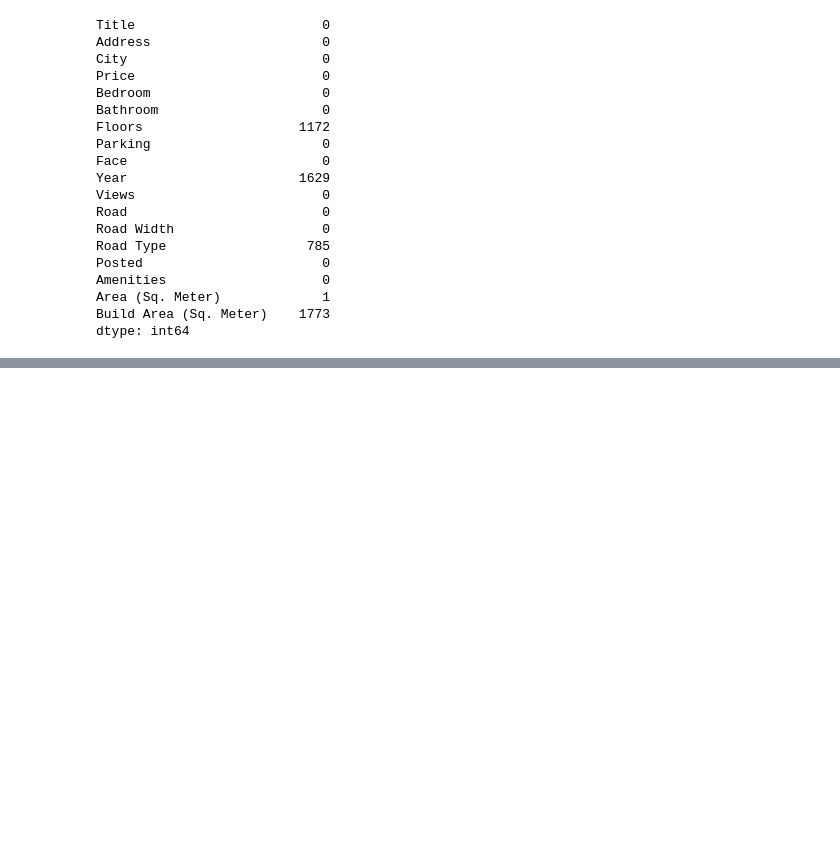
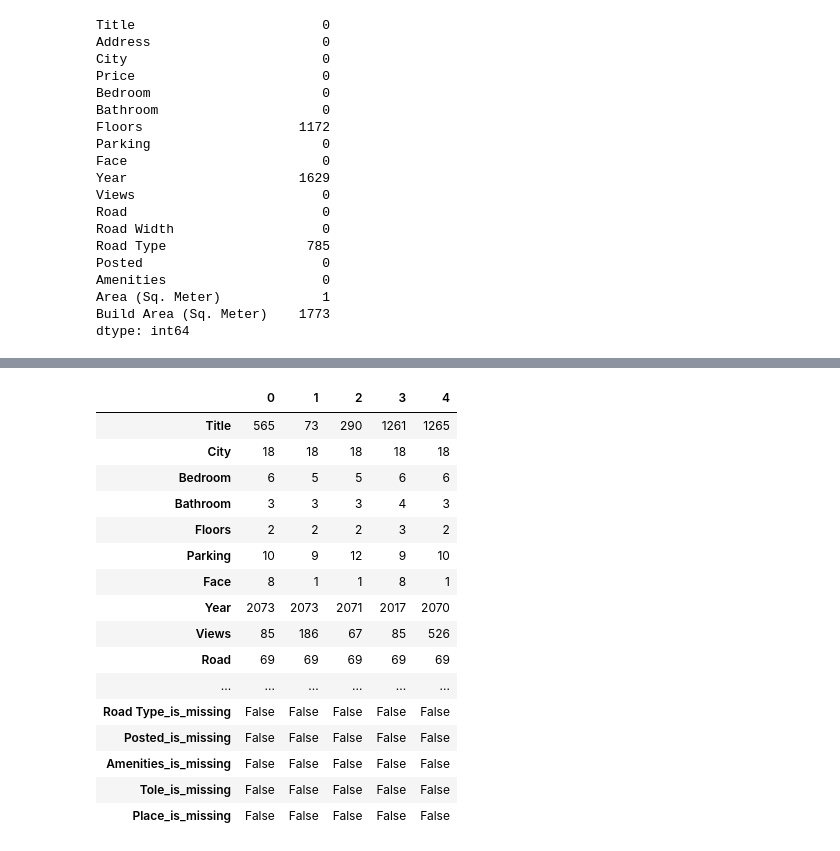
Before and after one commit to dubbyding/prediction-of-house-price, a Jupyter notebook: Predicting-price-of-house-in-Nepal.ipynb, the cells around one changed output, grey strips where cells are left out. Saved outputs shown, nothing was run; the diff lists cells and outputs as text; code cells hidden in the pictures; blank space fills up the shorter version.

```diff
--- a/Predicting-price-of-house-in-Nepal.ipynb
+++ b/Predicting-price-of-house-in-Nepal.ipynb
@@ -540,0 +848,6 @@ dtype: int64
+# %%
+# Check for which numeric columns have null values
+for label, content in df_tmp.items():
+    if pd.api.types.is_numeric_dtype(content):
+        if pd.isnull(content).sum():
+            print(label)
@@ -540,0 +859,9 @@ dtype: int64
+# %%
+# Fill numeric rows with the median
+for label, content in df_tmp.items():
+    if pd.api.types.is_numeric_dtype(content):
+        if pd.isnull(content).sum():
+            # Add a binary column which tells us if the data was missing or not
+            df_tmp[label+"_is_missing"] = pd.isnull(content)
+            # Fill missing numeric values with median
+            df_tmp[label] = content.fillna(content.median())
@@ -540,0 +876,5 @@ dtype: int64
+# %%
+# Check for columns which aren't numeric()
+for label, content in df_tmp.items():
+    if not pd.api.types.is_numeric_dtype(content):
+        print(label)
@@ -540,0 +893,8 @@ dtype: int64
+# %%
+# Turn categorical variables into numbers and fill missing
+for label, content in df_tmp.items():
+    if not pd.api.types.is_numeric_dtype(content):
+        # Add binary column to indicate whether sample had missing value
+        df_tmp[label+"_is_missing"] = pd.isnull(content)
+        # Turn categories into numbers and add +1
+        df_tmp[label] = pd.Categorical(content).codes + 1
@@ -540,0 +921,20 @@ dtype: int64
+# %%
+df_tmp.head().T
+# %% [output]
+|  | 0 | 1 | 2 | 3 | 4 |
+| Title | 565 | 73 | 290 | 1261 | 1265 |
+| City | 18 | 18 | 18 | 18 | 18 |
+| Bedroom | 6 | 5 | 5 | 6 | 6 |
+| Bathroom | 3 | 3 | 3 | 4 | 3 |
+| Floors | 2 | 2 | 2 | 3 | 2 |
+| Parking | 10 | 9 | 12 | 9 | 10 |
+| Face | 8 | 1 | 1 | 8 | 1 |
+| Year | 2073 | 2073 | 2071 | 2017 | 2070 |
+| Views | 85 | 186 | 67 | 85 | 526 |
+| Road | 69 | 69 | 69 | 69 | 69 |
+| ... | ... | ... | ... | ... | ... |
+| Road Type_is_missing | False | False | False | False | False |
+| Posted_is_missing | False | False | False | False | False |
+| Amenities_is_missing | False | False | False | False | False |
+| Tole_is_missing | False | False | False | False | False |
+| Place_is_missing | False | False | False | False | False |
```
Also changed, not shown: parts of 57 cells of this notebook, 4 other files.
